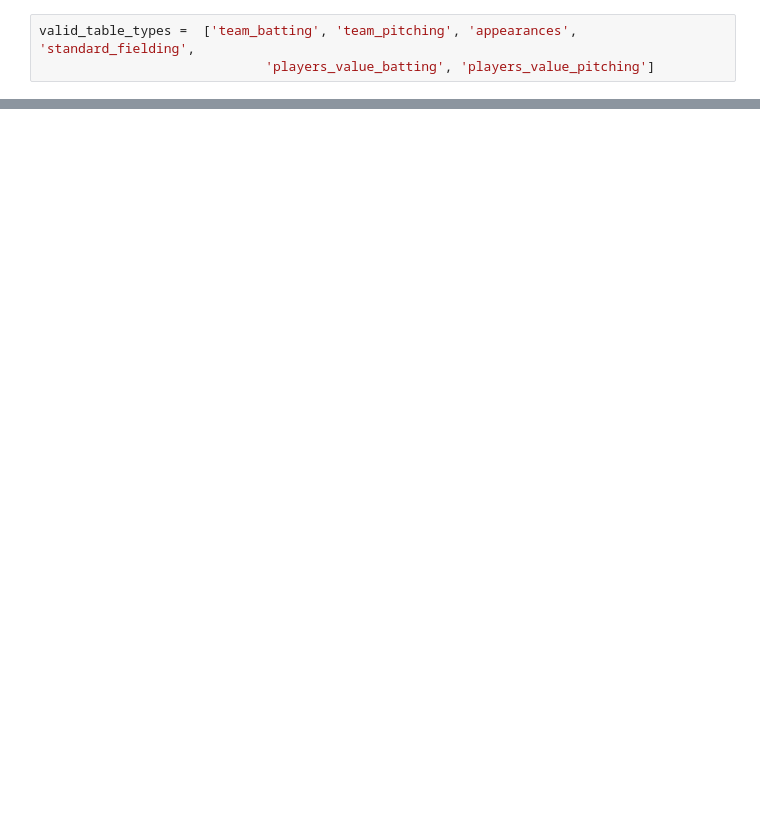
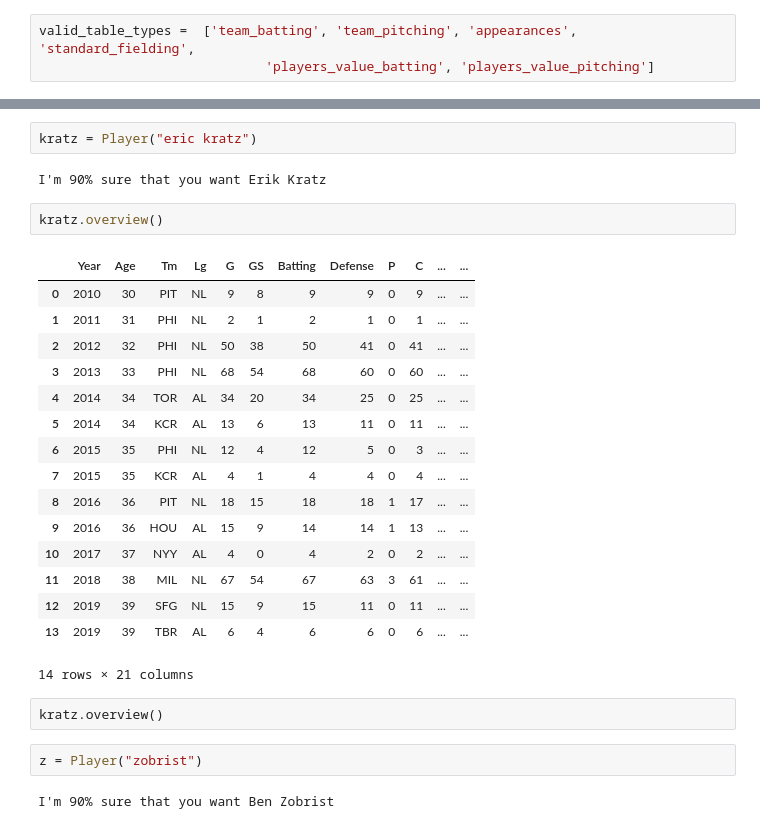
Before and after one commit to double-dose-larry/sportsref, a Jupyter notebook: test_teamseason.ipynb, the cells around one changed output, grey strips where cells are left out. Cells and saved outputs as stored; diff of their text form; blank space fills up the shorter version.

```diff
--- a/test_teamseason.ipynb
+++ b/test_teamseason.ipynb
@@ -42,0 +146,29 @@ Index(['Gm#', 'Date', 'Tm', 'H/A', 'Opp', 'W/L', 'R', 'RA', 'Inn', 'W-L',
+# %%
+kratz = Player("eric kratz")
+# %% [output]
+I'm 90% sure that you want Erik Kratz
+# %%
+kratz.overview()
+# %% [output]
+|  | Year | Age | Tm | Lg | G | GS | Batting | Defense | P | C | ... | ... |
+| 0 | 2010 | 30 | PIT | NL | 9 | 8 | 9 | 9 | 0 | 9 | ... | ... |
+| 1 | 2011 | 31 | PHI | NL | 2 | 1 | 2 | 1 | 0 | 1 | ... | ... |
+| 2 | 2012 | 32 | PHI | NL | 50 | 38 | 50 | 41 | 0 | 41 | ... | ... |
+| 3 | 2013 | 33 | PHI | NL | 68 | 54 | 68 | 60 | 0 | 60 | ... | ... |
+| 4 | 2014 | 34 | TOR | AL | 34 | 20 | 34 | 25 | 0 | 25 | ... | ... |
+| 5 | 2014 | 34 | KCR | AL | 13 | 6 | 13 | 11 | 0 | 11 | ... | ... |
+| 6 | 2015 | 35 | PHI | NL | 12 | 4 | 12 | 5 | 0 | 3 | ... | ... |
+| 7 | 2015 | 35 | KCR | AL | 4 | 1 | 4 | 4 | 0 | 4 | ... | ... |
+| 8 | 2016 | 36 | PIT | NL | 18 | 15 | 18 | 18 | 1 | 17 | ... | ... |
+| 9 | 2016 | 36 | HOU | AL | 15 | 9 | 14 | 14 | 1 | 13 | ... | ... |
+| 10 | 2017 | 37 | NYY | AL | 4 | 0 | 4 | 2 | 0 | 2 | ... | ... |
+| 11 | 2018 | 38 | MIL | NL | 67 | 54 | 67 | 63 | 3 | 61 | ... | ... |
+| 12 | 2019 | 39 | SFG | NL | 15 | 9 | 15 | 11 | 0 | 11 | ... | ... |
+| 13 | 2019 | 39 | TBR | AL | 6 | 4 | 6 | 6 | 0 | 6 | ... | ... |
+14 rows × 21 columns
+# %% [raw]
+kratz.overview()
+# %%
+z = Player("zobrist")
+# %% [output]
+I'm 90% sure that you want Ben Zobrist
```
Also changed, not shown: parts of 9 cells of this notebook, 3 other files.
